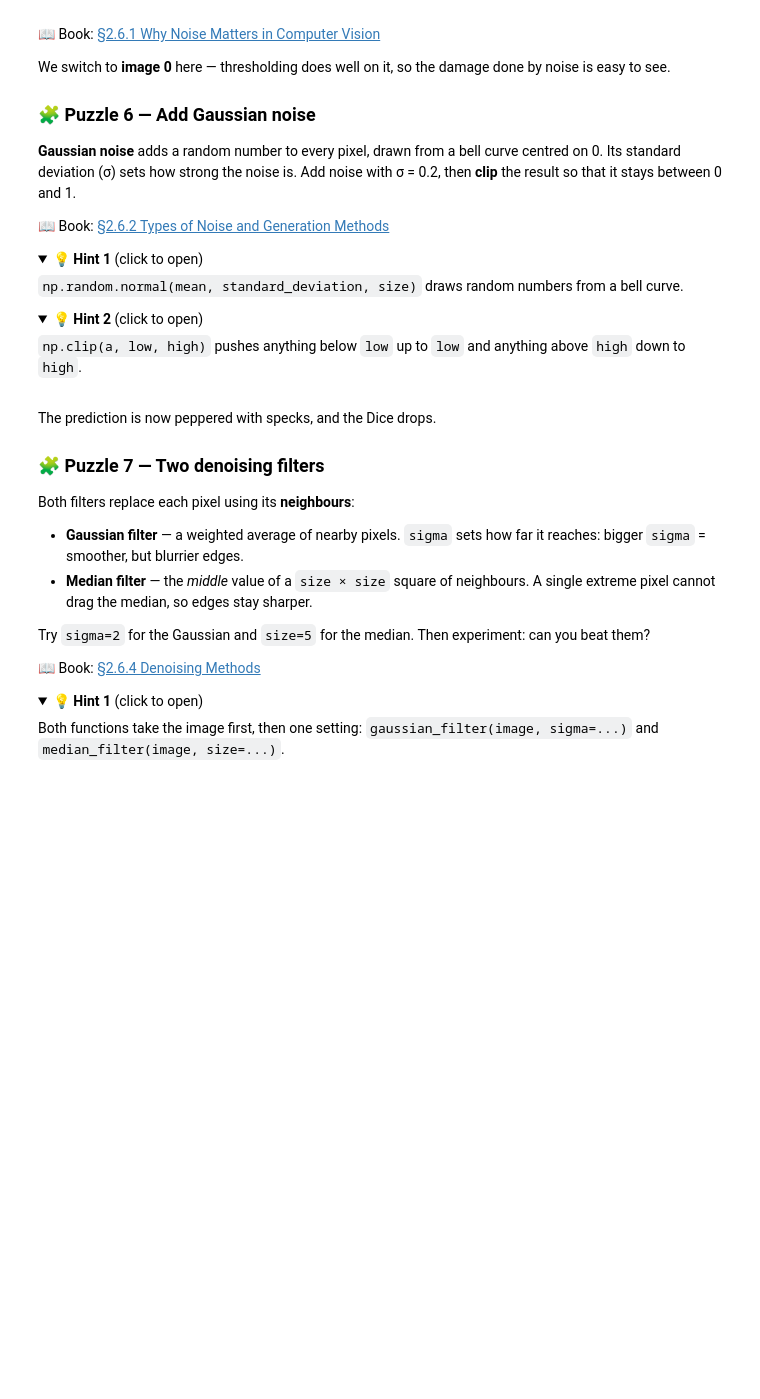
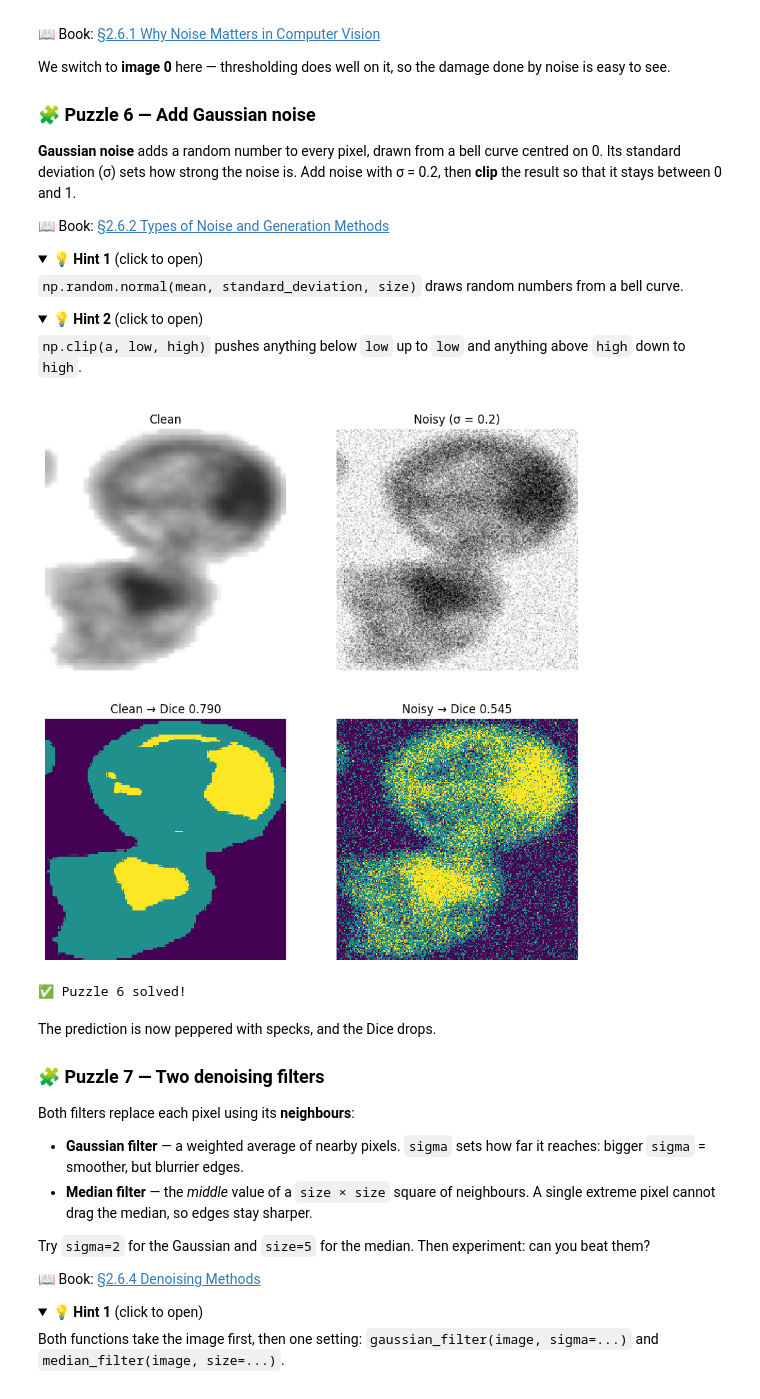
Before and after one commit to ParvaMoh/Bladder-Cancer-Sample-Images-, a Jupyter notebook: Labs/Lab2_thresholding_denoising_evaluation.ipynb, the cells around one changed output. Saved outputs shown, nothing was run; the diff lists cells and outputs as text; code cells hidden in the pictures; folded sections open; blank space fills up the shorter version.

```diff
--- a/Labs/Lab2_thresholding_denoising_evaluation.ipynb
+++ b/Labs/Lab2_thresholding_denoising_evaluation.ipynb
@@ -408,28 +446,31 @@ then **clip** the result so that it stays between 0 and 1.
 # %%
 gray0 = gray_all[0]
 mask0 = y[0]
 
 np.random.seed(0)                      # same "random" noise every time we run
-noise  = np.random.normal(___, ___, size=(256, 256))
-noisy0 = np.clip(gray0 + noise, ___, ___)
+noise  = np.random.normal(0, 0.2, size=(256, 256))
+noisy0 = np.clip(gray0 + noise, 0, 1)
 
 fig, axes = plt.subplots(2, 2, figsize=(10, 10))
 axes[0, 0].imshow(gray0, cmap='gray', vmin=0, vmax=1)
 axes[0, 0].set_title('Clean')
 axes[0, 1].imshow(noisy0, cmap='gray', vmin=0, vmax=1)
 axes[0, 1].set_title('Noisy (σ = 0.2)')
 axes[1, 0].imshow(segment(gray0, 0.45, 0.85), cmap='viridis', vmin=0, vmax=2, interpolation='nearest')
 axes[1, 0].set_title(f'Clean → Dice {image_dice(segment(gray0, 0.45, 0.85), mask0):.3f}')
 axes[1, 1].imshow(segment(noisy0, 0.45, 0.85), cmap='viridis', vmin=0, vmax=2, interpolation='nearest')
 axes[1, 1].set_title(f'Noisy → Dice {image_dice(segment(noisy0, 0.45, 0.85), mask0):.3f}')
 for ax in axes.flat:
     ax.axis('off')
 plt.show()
 
 # ── Check ──
 assert abs(noise.mean()) < 0.01 and abs(noise.std() - 0.2) < 0.01, "The noise should have mean 0 and standard deviation 0.2"
 assert noisy0.min() >= 0 and noisy0.max() <= 1, "Clip noisy0 to the range 0 to 1"
 print("✅ Puzzle 6 solved!")
+# %% [output]
+[figure, added]
+✅ Puzzle 6 solved!
 # %% [markdown]
 The prediction is now peppered with specks, and the Dice drops.
 
```
Also changed, not shown: parts of 17 cells of this notebook.
